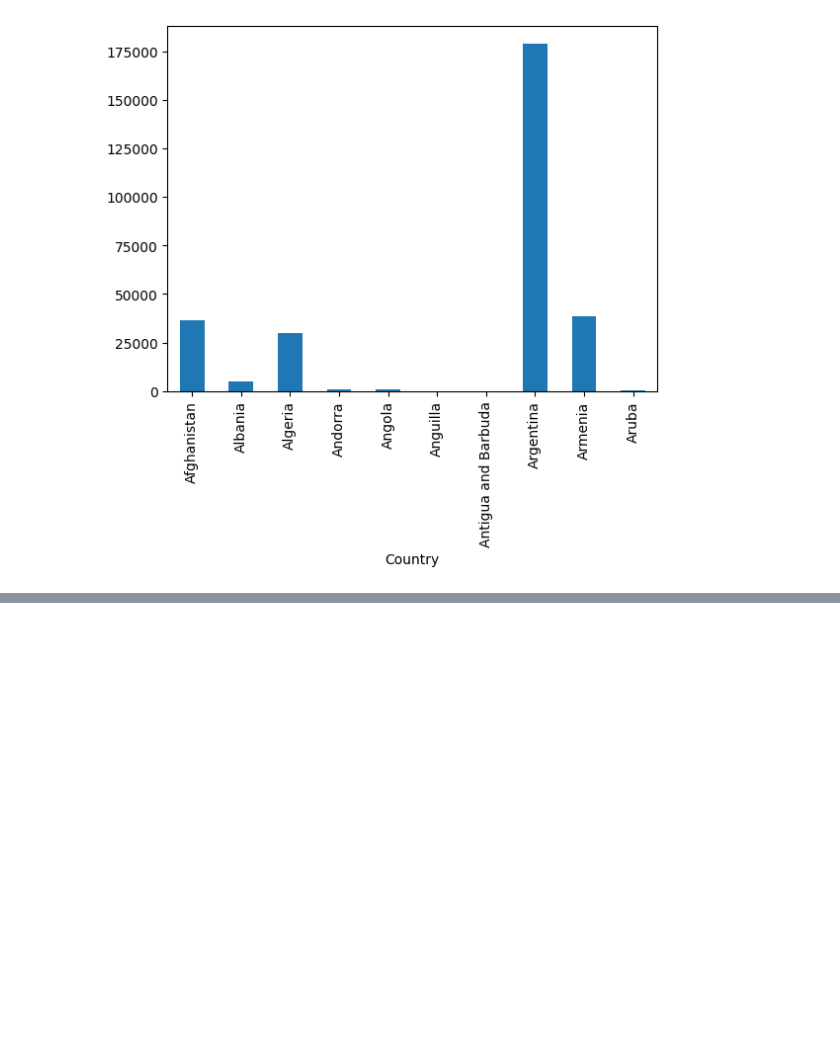
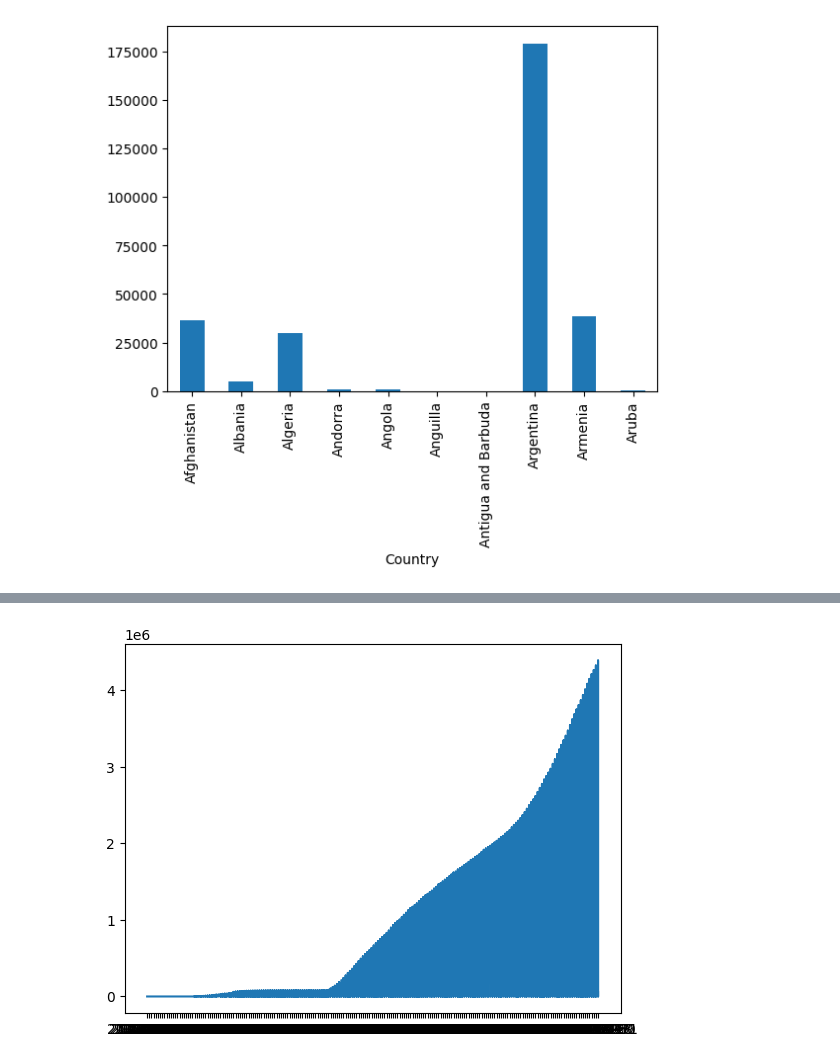
Before and after one commit to soni-vaishnavi/My_Daily_Work, a Jupyter notebook: ML/visualization/matplt.ipynb, the cells around one changed output, grey strips where cells are left out. Cells and saved outputs as stored; diff of their text form; code cells hidden in the pictures; blank space fills up the shorter version.

```diff
--- a/ML/visualization/matplt.ipynb
+++ b/ML/visualization/matplt.ipynb
@@ -48,0 +65,8 @@ lt.show
+# %%
+# studying relationship plot
+lt.plot(who['Date_reported'], who['Cumulative_cases'])
+# this is the problem
+# so we have to convert the time to date time
+who['Date_reported'] = d.to_datetime(who['Date_reported'])
+# %% [output]
+[figure, added]
```
Also changed, not shown: parts of 21 cells of this notebook.
